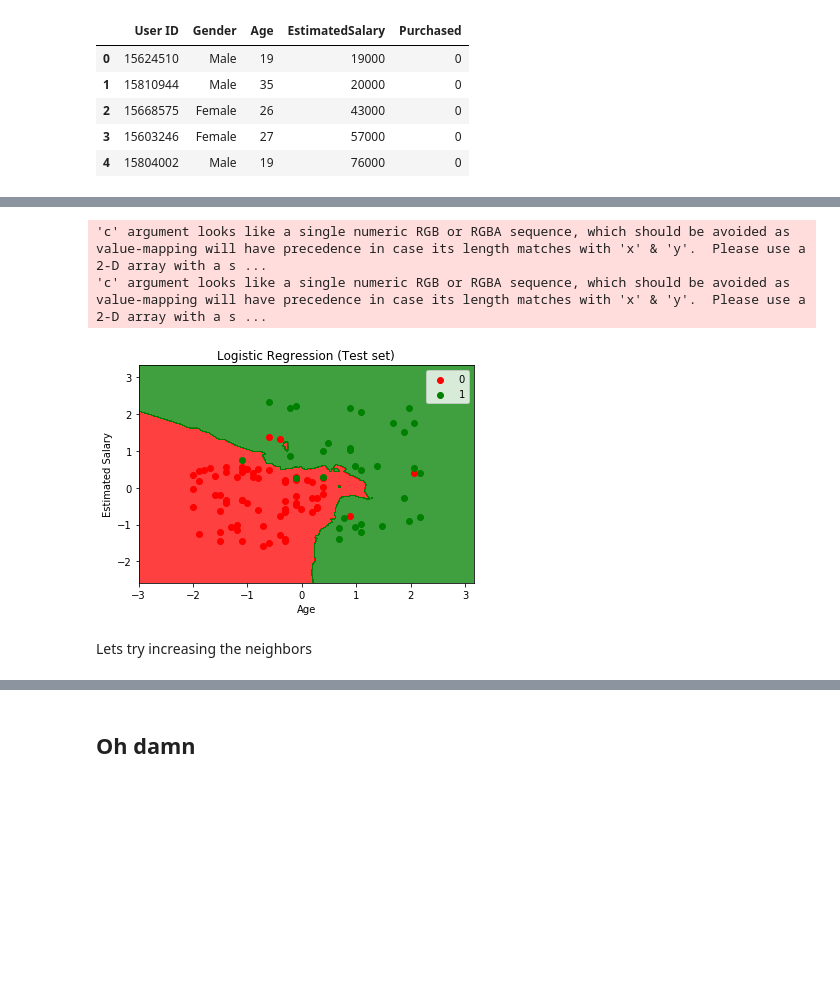
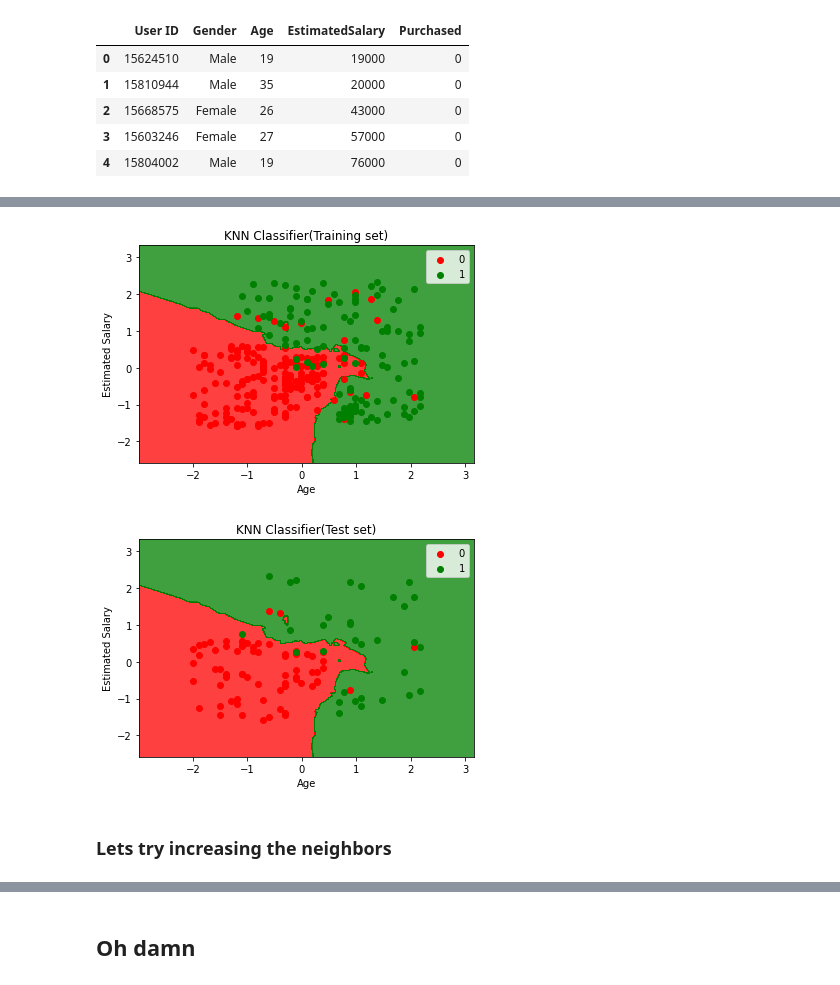
Before and after one commit to kabirnagpal/ML-Track, a Jupyter notebook: week 5.ipynb, the cells around one changed output, grey strips where cells are left out. Cells and saved outputs as stored; diff of their text form; code cells hidden in the pictures; blank space fills up the shorter version.

```diff
--- a/week 5.ipynb
+++ b/week 5.ipynb
@@ -167,3 +243,21 @@ y = dataset.iloc[:, 4].values
+# %%
+from matplotlib.colors import ListedColormap
+def visualisation(X_set,y_set,clf,tt):
+    X1, X2 = np.meshgrid(np.arange(start = X_set[:, 0].min() - 1, stop = X_set[:, 0].max() + 1, step = 0.01),
+                     np.arange(start = X_set[:, 1].min() - 1, stop = X_set[:, 1].max() + 1, step = 0.01))
+    plt.contourf(X1, X2, clf.predict(np.array([X1.ravel(), X2.ravel()]).T).reshape(X1.shape),
+             alpha = 0.75, cmap = ListedColormap(('red', 'green')))
+    plt.xlim(X1.min(), X1.max())
+    plt.ylim(X2.min(), X2.max())
+    for i, j in enumerate(np.unique(y_set)):
+         plt.scatter(X_set[y_set == j, 0], X_set[y_set == j, 1],c = np.array([ListedColormap(('red', 'green'))(i)]),label=j)
+
+
+    plt.title(tt)
+    plt.xlabel('Age')
+    plt.ylabel('Estimated Salary')
+    plt.legend()
+    plt.show()
 # %%
 from sklearn.model_selection import train_test_split
 X_train, X_test, y_train, y_test = train_test_split(X, y, test_size = 0.25, random_state = 0)
@@ -211,25 +290,15 @@ plt.show()
-# %%
-X_set, y_set = X_test, y_test
-X1, X2 = np.meshgrid(np.arange(start = X_set[:, 0].min() - 1, stop = X_set[:, 0].max() + 1, step = 0.01),
-                     np.arange(start = X_set[:, 1].min() - 1, stop = X_set[:, 1].max() + 1, step = 0.01))
-plt.contourf(X1, X2, classifier.predict(np.array([X1.ravel(), X2.ravel()]).T).reshape(X1.shape),
-             alpha = 0.75, cmap = ListedColormap(('red', 'green')))
-plt.xlim(X1.min(), X1.max())
-plt.ylim(X2.min(), X2.max())
-for i, j in enumerate(np.unique(y_set)):
-    plt.scatter(X_set[y_set == j, 0], X_set[y_set == j, 1],
-                c = ListedColormap(('red', 'green'))(i), label = j)
-plt.title('Logistic Regression (Test set)')
-plt.xlabel('Age')
-plt.ylabel('Estimated Salary')
-plt.legend()
-plt.show()
-# %% [output]
-'c' argument looks like a single numeric RGB or RGBA sequence, which should be avoided as value-mapping will have precedence in case its length matches with 'x' & 'y'.  Please use a 2-D array with a s ...
-'c' argument looks like a single numeric RGB or RGBA sequence, which should be avoided as value-mapping will have precedence in case its length matches with 'x' & 'y'.  Please use a 2-D array with a s ...
-[figure, removed]
+# %%
+#Visualising Training set
+visualisation(X_train,y_train,classifier,'KNN Classifier(Training set)')
+# %% [output]
+[figure, added]
+# %%
+#Visualising Test set
+visualisation(X_test,y_test,classifier,'KNN Classifier(Test set)')
+# %% [output]
+[figure, added]
 # %% [markdown]
-Lets try increasing the neighbors
+### Lets try increasing the neighbors
 # %%
 from sklearn.neighbors import KNeighborsClassifier
 classifier = KNeighborsClassifier(n_neighbors = 50, metric = 'minkowski', p = 2)
```
Also changed, not shown: parts of 55 cells of this notebook, 7 other files.
